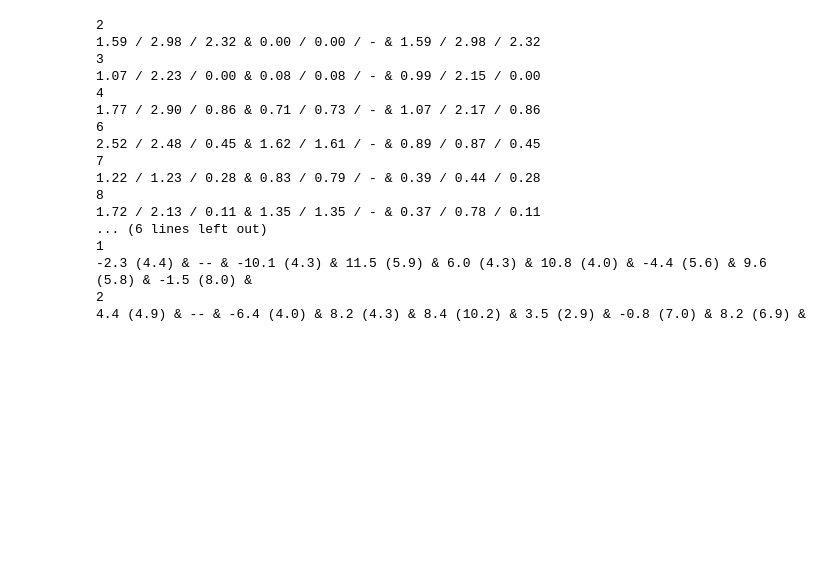
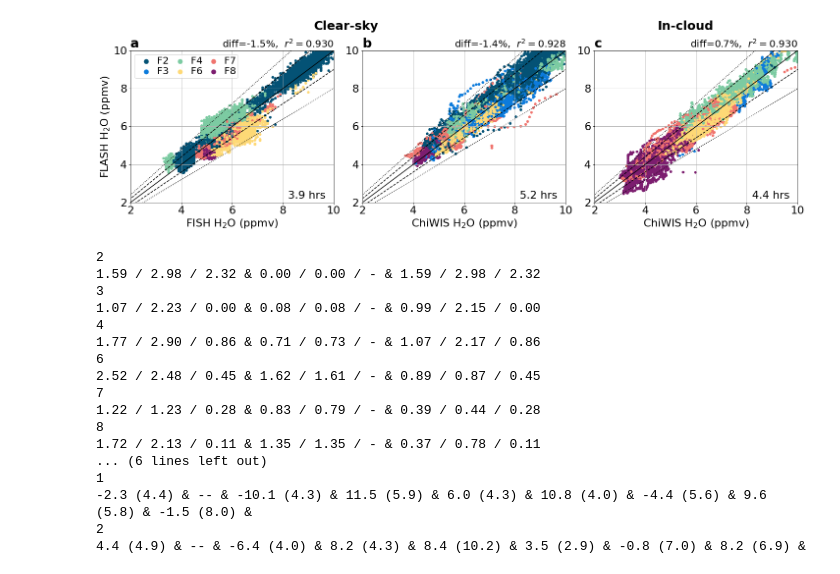
Before and after one commit to claresinger/StratoClim_H2O_Intercomparison, a Jupyter notebook: make_paper_figures.ipynb, the cells around one changed output. Drawn from its saved outputs; the diff is of its cells as text; code cells hidden in the pictures; blank space fills up the shorter version.

Commit message:
make key figure for final publication

```diff
--- a/make_paper_figures.ipynb
+++ b/make_paper_figures.ipynb
@@ -4,6 +4,14 @@ from read_idl import idlToPandas
 # %%
 dat = idlToPandas('./Data/20210224dat-5s.sav')
 dat0 = dat
+# %%
+## make key figure
+import fig3_scatter_h2o
+reload(fig3_scatter_h2o)
+from fig3_scatter_h2o import key_figure
+key_figure(dat)
+# %% [output]
+[figure, added]
 # %%
 ## Table 2 and 3
 import tables
```
Also changed, not shown: 1 other file.
